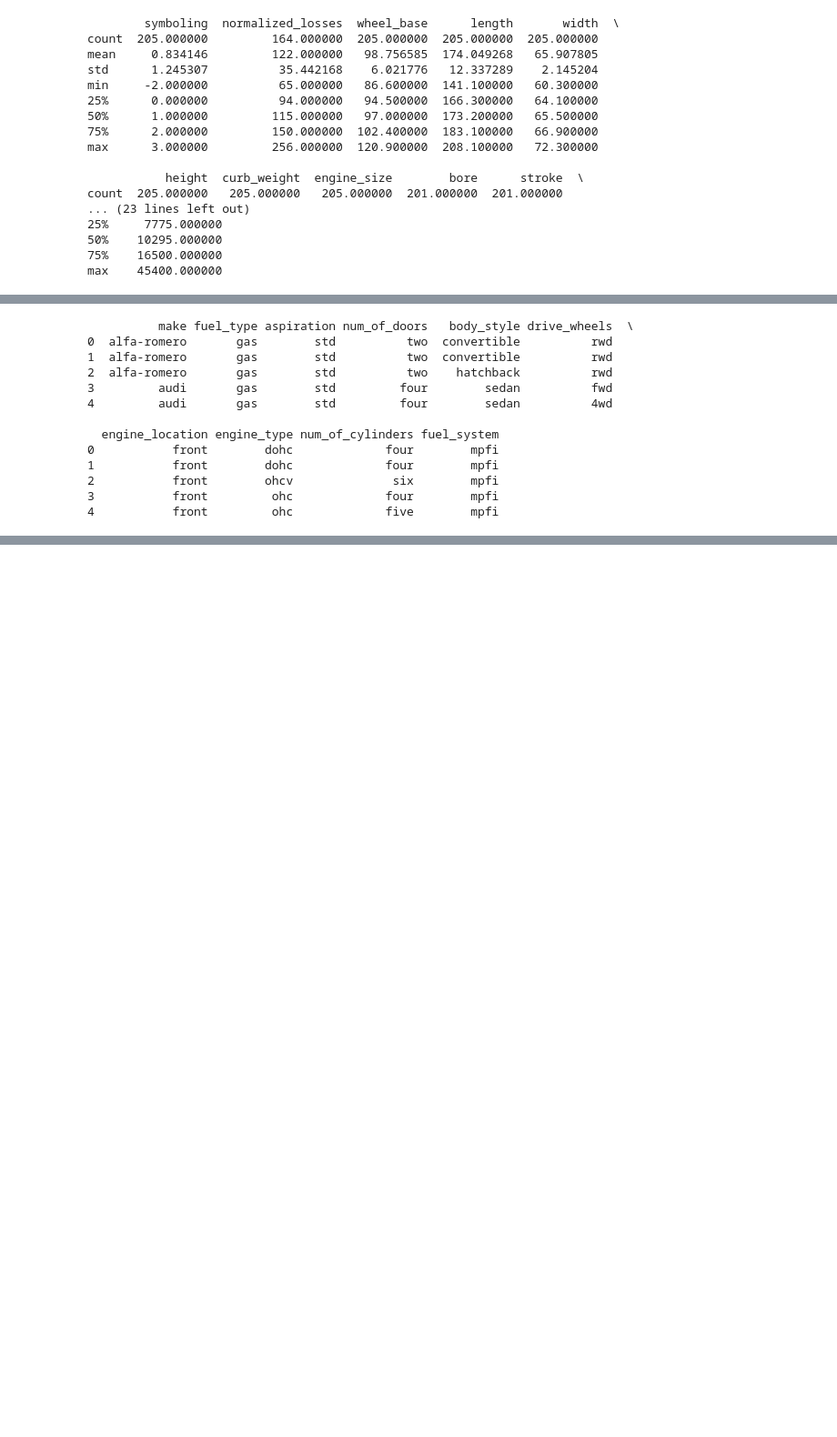
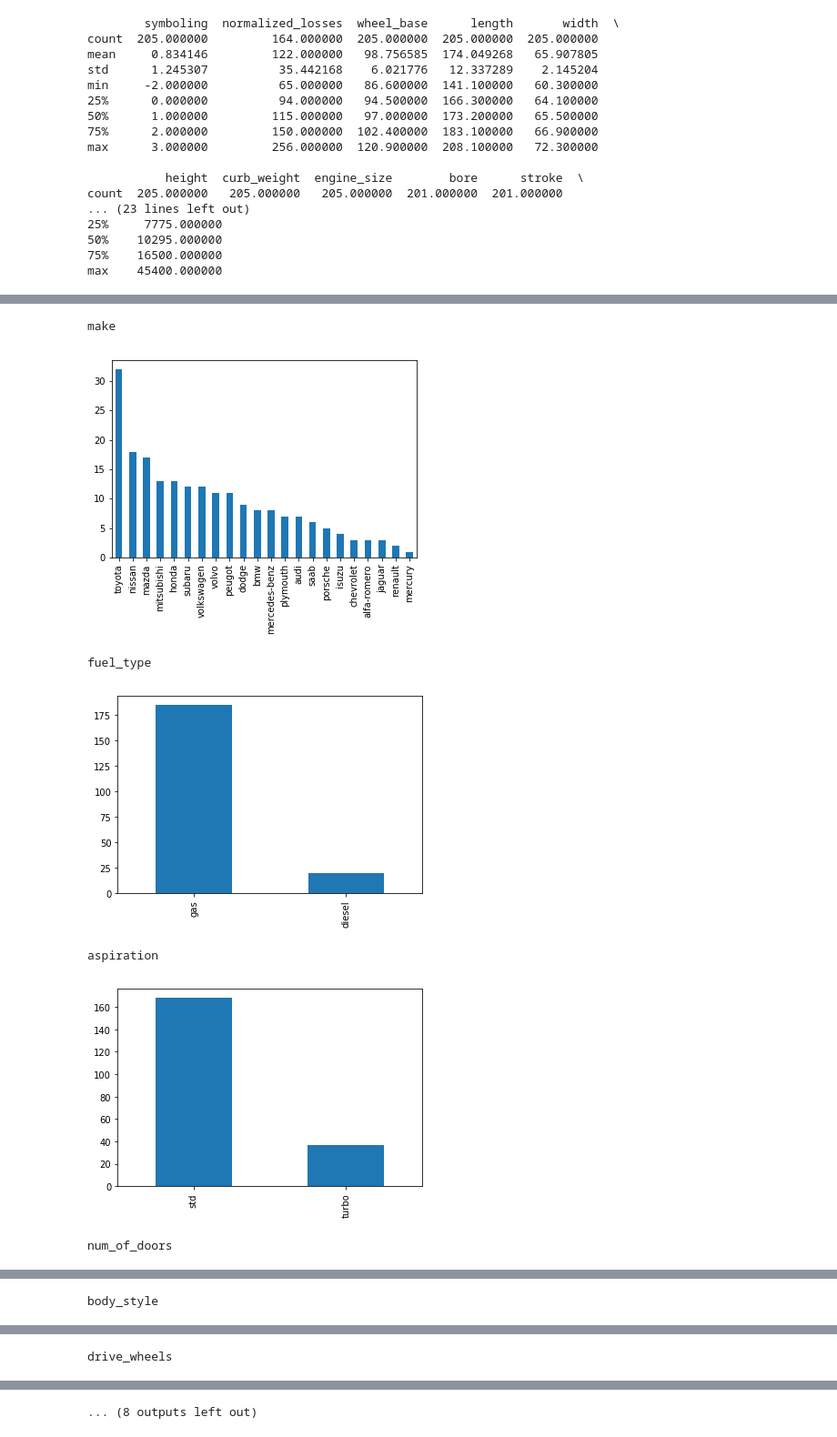
Before and after one commit to narayana1043/datascience_challenges, a Jupyter notebook: uci_cars.ipynb, the cells around one changed output, grey strips where cells are left out. Shown at 91% size. Saved outputs shown, nothing was run; the diff lists cells and outputs as text; code cells hidden in the pictures; blank space fills up the shorter version.

Commit message:
basic models built and imporvements in progress

```diff
--- a/uci_cars.ipynb
+++ b/uci_cars.ipynb
@@ -3,19 +53,23 @@ import numpy as np
 import math
 import pandas as pd
 pd.set_option('display.max_columns', 26)
-from sklearn.linear_model import OrthogonalMatchingPursuit as OMP
-from sklearn.preprocessing import Normalizer,tests
-from sklearn.cross_validation import StratifiedKFold
+import warnings
+warnings.filterwarnings('ignore')
 
-columnNames = ["symboling","normalized_losses","make","fuel_type","aspiration","num_of_doors","body_style",
-               "drive_wheels","engine_location","wheel_base","length","width","height","curb_weight",
-               "engine_type","num_of_cylinders","engine_size","fuel_system","bore","stroke",
-               "compression_ratio","horsepower","peak_rpm","city_mpg","highway_mpg","price"]
 
-carsData = pd.read_table("./imports-85.data", names=columnNames, delimiter=",", index_col=False)
-carsData = carsData.convert_objects(convert_numeric=True)
-# print carsData.head(n=6)
+def read_data():
+    columnNames = ["symboling","normalized_losses","make","fuel_type","aspiration","num_of_doors","body_style",
+                   "drive_wheels","engine_location","wheel_base","length","width","height","curb_weight",
+                   "engine_type","num_of_cylinders","engine_size","fuel_system","bore","stroke",
+                   "compression_ratio","horsepower","peak_rpm","city_mpg","highway_mpg","price"]
+
+    carsData = pd.read_table("./imports-85.data", names=columnNames, delimiter=",", index_col=False)
+    carsData = carsData.convert_objects(convert_numeric=True)
+    return carsData
+
+carsData = read_data()
 print carsData.describe()
+# carsData.to_csv("./cars.csv")
 # %% [output]
         symboling  normalized_losses  wheel_base      length       width  \
 count  205.000000         164.000000  205.000000  205.000000  205.000000
@@ -63,19 +117,19 @@ max    45400.000000
  |24. |city-mpg:               | continuous from 13 to 49.
  |25. |highway-mpg:            | continuous from 16 to 54.
  |26. |price:                  | continuous from 5118 to 45400.
-# %%
-print carsData.select_dtypes(exclude=["float64","int","float"]).head()
-# %% [output]
-          make fuel_type aspiration num_of_doors   body_style drive_wheels  \
-0  alfa-romero       gas        std          two  convertible          rwd
-1  alfa-romero       gas        std          two  convertible          rwd
-2  alfa-romero       gas        std          two    hatchback          rwd
-3         audi       gas        std         four        sedan          fwd
-4         audi       gas        std         four        sedan          4wd
-
-  engine_location engine_type num_of_cylinders fuel_system
-0           front        dohc             four        mpfi
-1           front        dohc             four        mpfi
-2           front        ohcv              six        mpfi
-3           front         ohc             four        mpfi
-4           front         ohc             five        mpfi
+# %%
+import matplotlib.pyplot as plt
+fig = plt.figure()
+
+for x in carsData.select_dtypes(exclude=['float64', 'int']):
+    print x
+    carsData[x].value_counts().plot(kind='bar')
+    plt.show()
+# %% [output]
+make
+[figure, added]
+fuel_type
+[figure, added]
+aspiration
+[figure, added]
+num_of_doors
@@ -81,0 +137 @@ print carsData.select_dtypes(exclude=["float64","int","float"]).head()
+body_style
@@ -81,0 +139 @@ print carsData.select_dtypes(exclude=["float64","int","float"]).head()
+drive_wheels
@@ -81,0 +141 @@ print carsData.select_dtypes(exclude=["float64","int","float"]).head()
+... (8 outputs left out)
```
Also changed, not shown: parts of 39 cells of this notebook.
